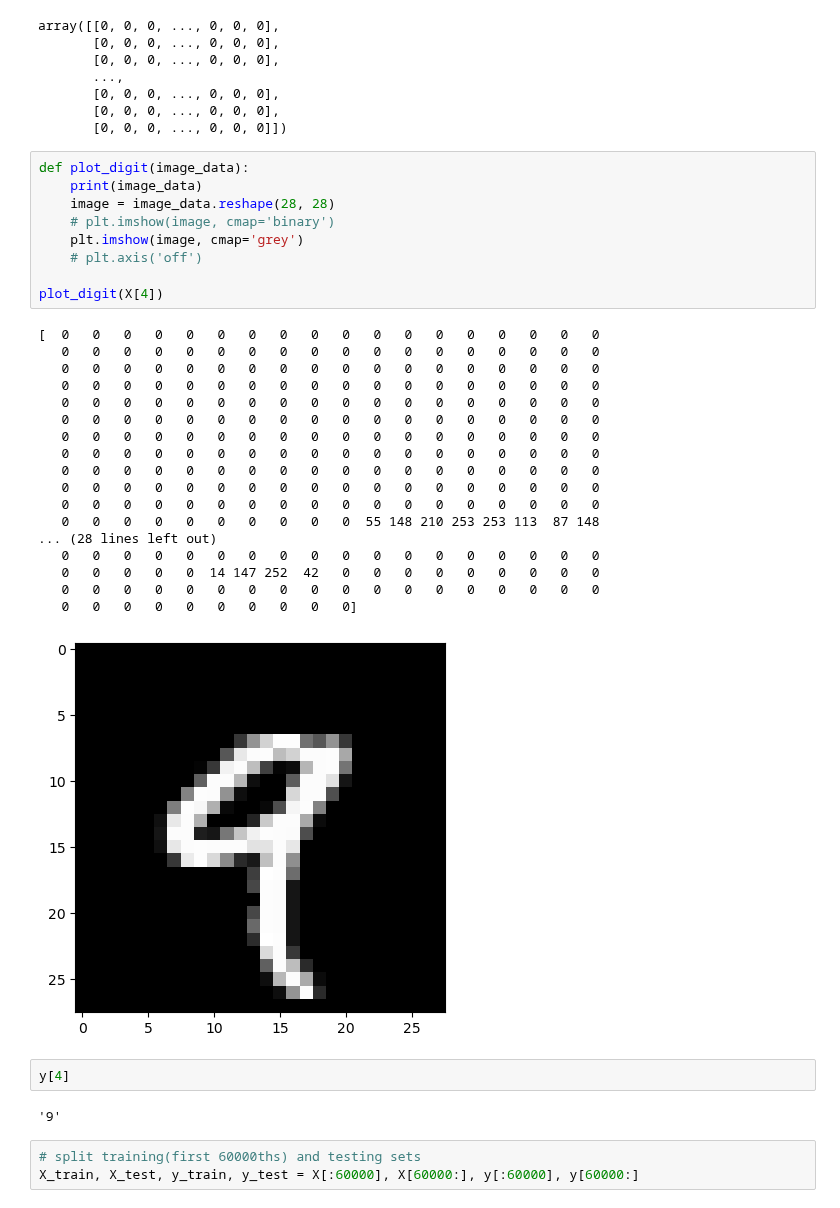
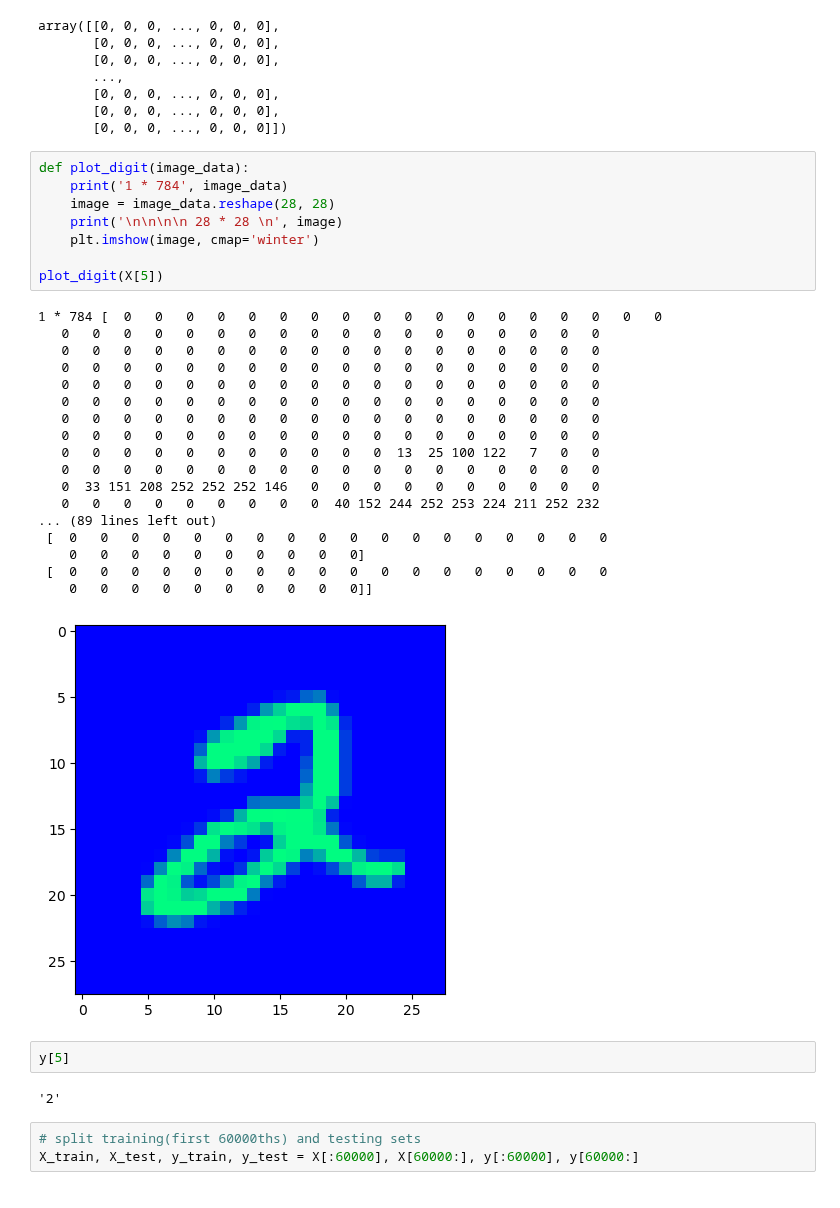
Before and after one commit to Parmida79/baldr, a Jupyter notebook: baldr/homl_chapter_3.ipynb, the cells around one changed output. Saved outputs shown, nothing was run; the diff lists cells and outputs as text.

```diff
--- a/baldr/homl_chapter_3.ipynb
+++ b/baldr/homl_chapter_3.ipynb
@@ -37,36 +61,35 @@ array([[0, 0, 0, ..., 0, 0, 0],
        [0, 0, 0, ..., 0, 0, 0]])
 # %%
 def plot_digit(image_data):
-    print(image_data)
+    print('1 * 784', image_data)
     image = image_data.reshape(28, 28)
-    # plt.imshow(image, cmap='binary')
-    plt.imshow(image, cmap='grey')
-    # plt.axis('off')
+    print('\n\n\n\n 28 * 28 \n', image)
+    plt.imshow(image, cmap='winter')
 
-plot_digit(X[4])
+plot_digit(X[5])
 # %% [output]
-[  0   0   0   0   0   0   0   0   0   0   0   0   0   0   0   0   0   0
+1 * 784 [  0   0   0   0   0   0   0   0   0   0   0   0   0   0   0   0   0   0
    0   0   0   0   0   0   0   0   0   0   0   0   0   0   0   0   0   0
    0   0   0   0   0   0   0   0   0   0   0   0   0   0   0   0   0   0
    0   0   0   0   0   0   0   0   0   0   0   0   0   0   0   0   0   0
    0   0   0   0   0   0   0   0   0   0   0   0   0   0   0   0   0   0
    0   0   0   0   0   0   0   0   0   0   0   0   0   0   0   0   0   0
    0   0   0   0   0   0   0   0   0   0   0   0   0   0   0   0   0   0
    0   0   0   0   0   0   0   0   0   0   0   0   0   0   0   0   0   0
+   0   0   0   0   0   0   0   0   0   0   0  13  25 100 122   7   0   0
    0   0   0   0   0   0   0   0   0   0   0   0   0   0   0   0   0   0
-   0   0   0   0   0   0   0   0   0   0   0   0   0   0   0   0   0   0
-   0   0   0   0   0   0   0   0   0   0   0   0   0   0   0   0   0   0
-   0   0   0   0   0   0   0   0   0   0  55 148 210 253 253 113  87 148
-... (28 lines left out)
-   0   0   0   0   0   0   0   0   0   0   0   0   0   0   0   0   0   0
-   0   0   0   0   0  14 147 252  42   0   0   0   0   0   0   0   0   0
-   0   0   0   0   0   0   0   0   0   0   0   0   0   0   0   0   0   0
-   0   0   0   0   0   0   0   0   0   0]
+   0  33 151 208 252 252 252 146   0   0   0   0   0   0   0   0   0   0
+   0   0   0   0   0   0   0   0   0  40 152 244 252 253 224 211 252 232
+... (89 lines left out)
+ [  0   0   0   0   0   0   0   0   0   0   0   0   0   0   0   0   0   0
+    0   0   0   0   0   0   0   0   0   0]
+ [  0   0   0   0   0   0   0   0   0   0   0   0   0   0   0   0   0   0
+    0   0   0   0   0   0   0   0   0   0]]
-[figure, old version]
+[figure, new version]
 # %%
-y[4]
+y[5]
 # %% [output]
-'9'
+'2'
 # %%
 # split training(first 60000ths) and testing sets
 X_train, X_test, y_train, y_test = X[:60000], X[60000:], y[:60000], y[60000:]
```
Also changed, not shown: parts of 4 cells of this notebook.
